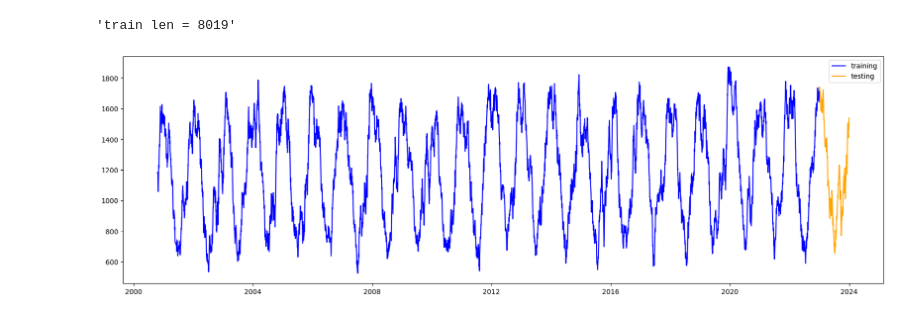
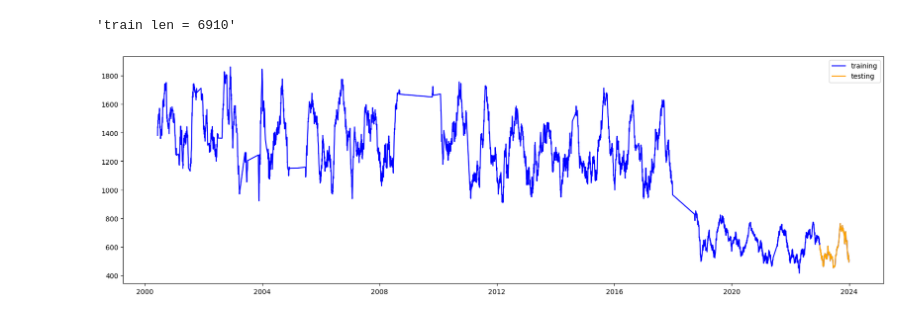
Before and after one commit to fellipessanha/solar-studies, a Jupyter notebook: xgb-modeling.ipynb, the cells around one changed output. Drawn from its saved outputs; the diff is of its cells as text; code cells hidden in the pictures.

```diff
--- a/xgb-modeling.ipynb
+++ b/xgb-modeling.ipynb
@@ -6,9 +6,9 @@ from sklearn.metrics import mean_absolute_percentage_error as mape
 # %%
 FIGSIZE = (20, 6)
 
-location = "A801"
+location = "A101"
 idx = "datetime"
 target = "global-radiation"
-by_day_rolling = pd.read_csv(f"by_day_rolling_{location}.csv")
-by_day_rolling.info()
+by_day_rolling = pd.read_csv(f"treated-data/by_day_rolling_{location}.csv")
+by_day_rolling.tail()
 # %% [output]
@@ -44,34 +35,23 @@ by_day_rolling.tail()
 # %%
+from src.train_test_data import split_datasets, training_threshold, testing_treshold
+
+
 date_threshold = pd.to_datetime("2023-01-01", format="%Y-%m-%d")
 date_upper_threshold = date_threshold + pd.DateOffset(years=1)
 
-
-def training_threshold(col):
-    return col <= date_threshold
-
-
-def testing_treshold(col):
-    return (col >= date_threshold) & (col <= date_upper_threshold)
-
-
-def split_datasets(df):
-    return (
-        df[training_threshold(df.index)],  # .dropna(),
-        df[testing_treshold(df.index)],  # .dropna(),
-    )
-
-
-train_rolling, test_rolling = split_datasets(by_day_rolling)
+train_rolling, test_rolling = split_datasets(
+    by_day_rolling, date_threshold, date_upper_threshold
+)
 
 plt.figure(figsize=FIGSIZE)
 plt.plot(train_rolling[target], color="blue", label="training")
 plt.plot(test_rolling[target], color="orange", label="testing")
 plt.legend()
 
 f"train len = {train_rolling[target].size}"
 # %% [output]
-'train len = 8019'
+'train len = 6910'
-[figure, old version]
+[figure, new version]
 # %%
 xgb_df = by_day_rolling.copy()
 xgb_df["lag1"] = (xgb_df.index - pd.DateOffset(years=1)).map(
```
Also changed, not shown: parts of 8 cells of this notebook, 2 other files.
